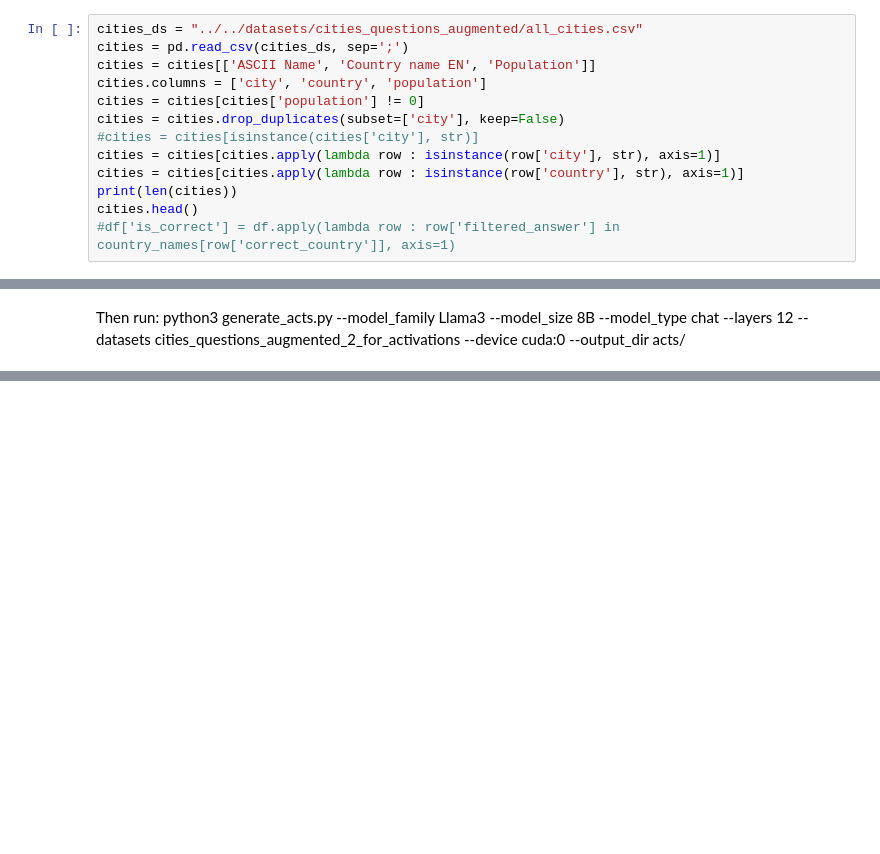
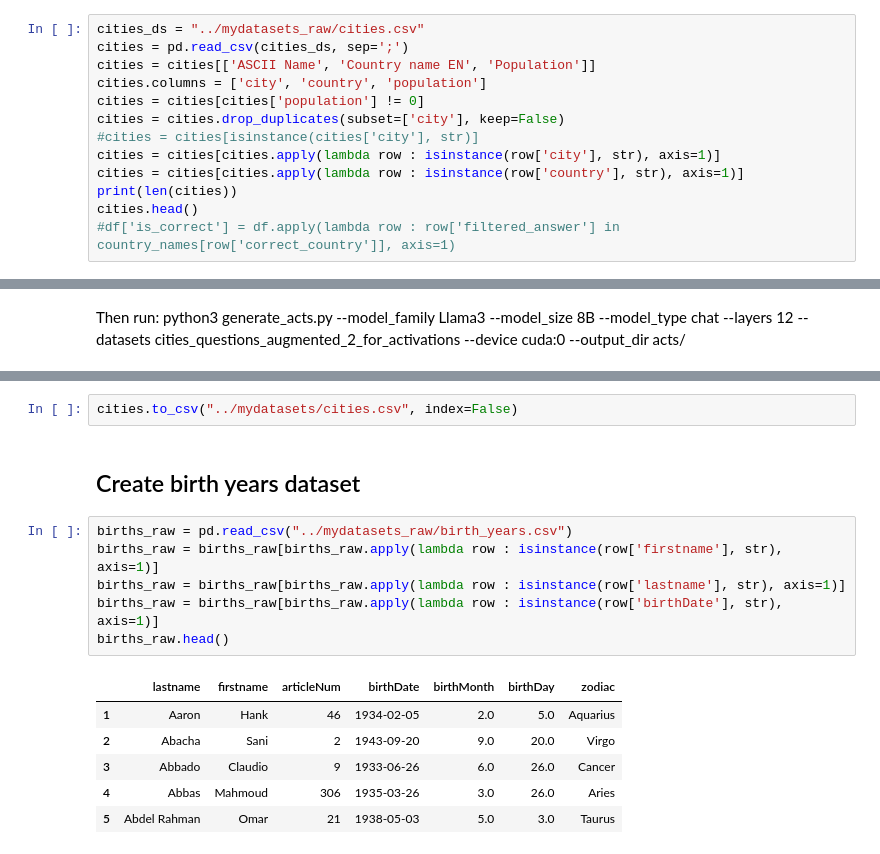
Before and after one commit to ivanvmoreno/correctness-model-internals, a Jupyter notebook: notebooks/generate_datasets.ipynb, the cells around one changed output, grey strips where cells are left out. Cells and saved outputs as stored; diff of their text form; blank space fills up the shorter version.

```diff
--- a/notebooks/generate_datasets.ipynb
+++ b/notebooks/generate_datasets.ipynb
@@ -4,7 +4,7 @@
 import pandas as pd
 import pickle
 # %%
-cities_ds = "../../datasets/cities_questions_augmented/all_cities.csv"
+cities_ds = "../mydatasets_raw/cities.csv"
 cities = pd.read_csv(cities_ds, sep=';')
 cities = cities[['ASCII Name', 'Country name EN', 'Population']]
 cities.columns = ['city', 'country', 'population']
@@ -97,0 +132,17 @@ python3 generate_acts.py --model_family Llama3 --model_size 8B --model_type chat
+# %%
+cities.to_csv("../mydatasets/cities.csv", index=False)
+# %% [markdown]
+## Create birth years dataset
+# %%
+births_raw = pd.read_csv("../mydatasets_raw/birth_years.csv")
+births_raw = births_raw[births_raw.apply(lambda row : isinstance(row['firstname'], str), axis=1)]
+births_raw = births_raw[births_raw.apply(lambda row : isinstance(row['lastname'], str), axis=1)]
+births_raw = births_raw[births_raw.apply(lambda row : isinstance(row['birthDate'], str), axis=1)]
+births_raw.head()
+# %% [output]
+|  | lastname | firstname | articleNum | birthDate | birthMonth | birthDay | zodiac |
+| 1 | Aaron | Hank | 46 | 1934-02-05 | 2.0 | 5.0 | Aquarius |
+| 2 | Abacha | Sani | 2 | 1943-09-20 | 9.0 | 20.0 | Virgo |
+| 3 | Abbado | Claudio | 9 | 1933-06-26 | 6.0 | 26.0 | Cancer |
+| 4 | Abbas | Mahmoud | 306 | 1935-03-26 | 3.0 | 26.0 | Aries |
+| 5 | Abdel Rahman | Omar | 21 | 1938-05-03 | 5.0 | 3.0 | Taurus |
```
Also changed, not shown: parts of 18 cells of this notebook, 6 other files.
